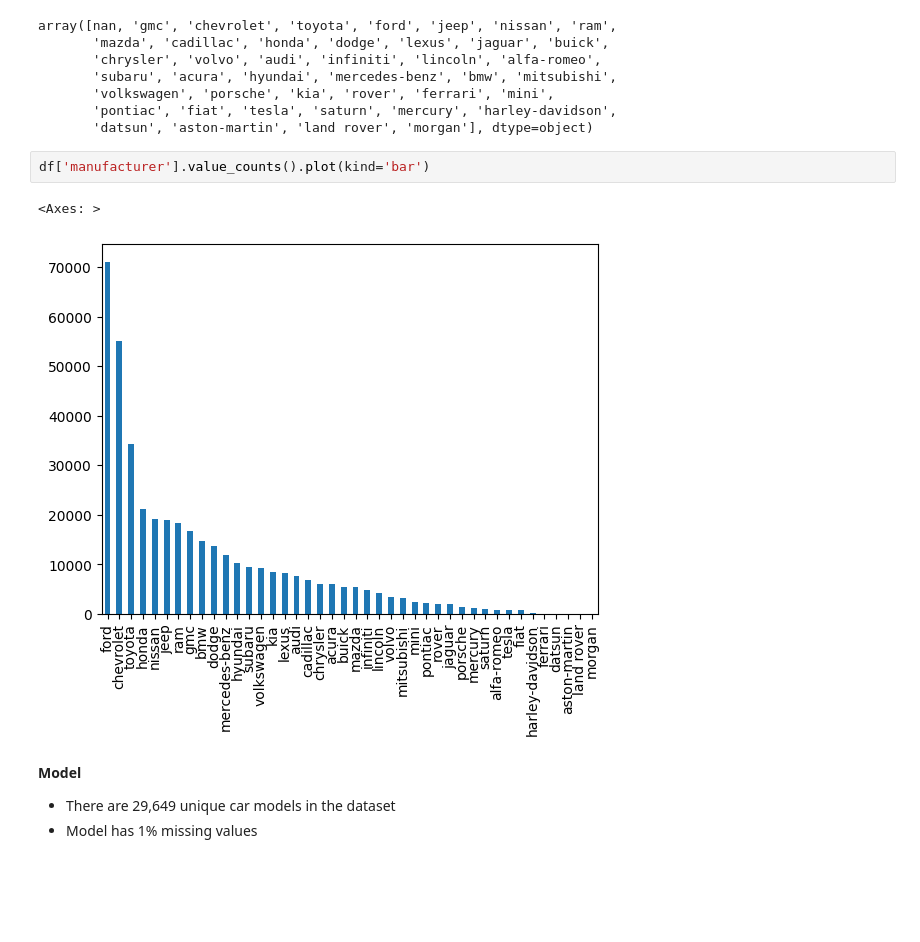
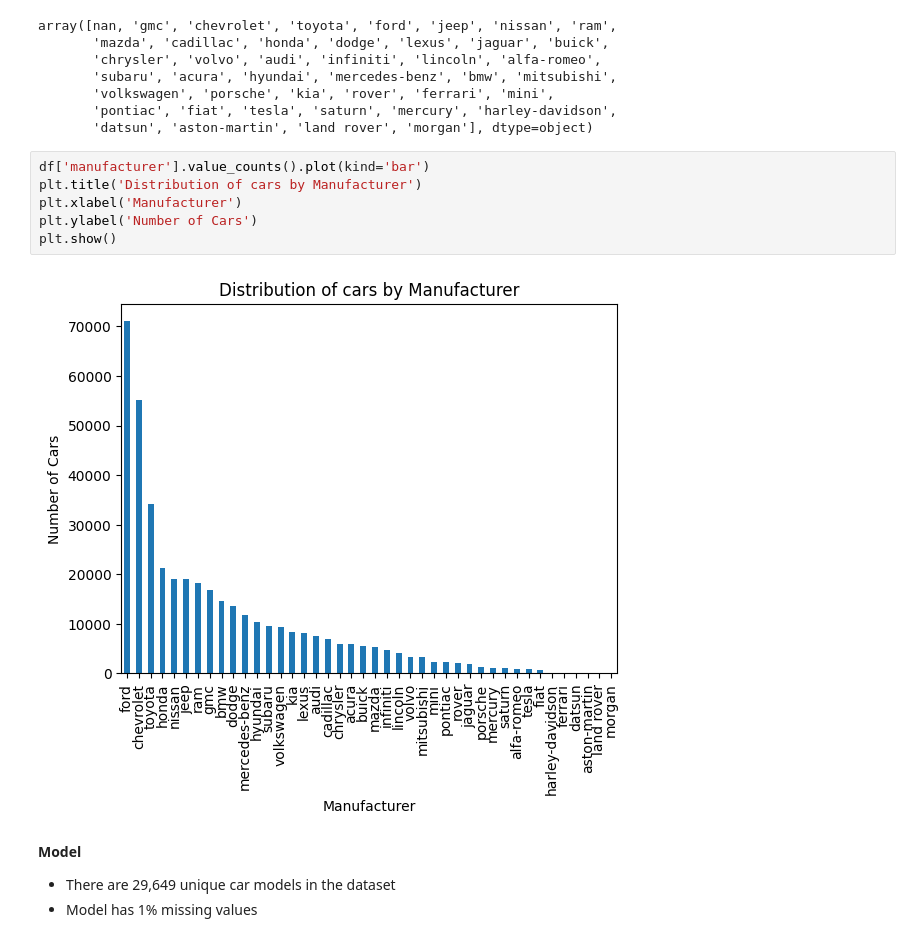
Before and after one commit to swethag04/ml-projects, a Jupyter notebook: used-car-price-analysis/used-car-price-analysis.ipynb, the cells around one changed output. Cells and saved outputs as stored; diff of their text form; blank space fills up the shorter version.

```diff
--- a/used-car-price-analysis/used-car-price-analysis.ipynb
+++ b/used-car-price-analysis/used-car-price-analysis.ipynb
@@ -186,11 +187,14 @@ array([nan, 'gmc', 'chevrolet', 'toyota', 'ford', 'jeep', 'nissan', 'ram',
        'volkswagen', 'porsche', 'kia', 'rover', 'ferrari', 'mini',
        'pontiac', 'fiat', 'tesla', 'saturn', 'mercury', 'harley-davidson',
        'datsun', 'aston-martin', 'land rover', 'morgan'], dtype=object)
-# %%
-df['manufacturer'].value_counts().plot(kind='bar')
-# %% [output]
-<Axes: >
-[figure, removed]
+# %%
+df['manufacturer'].value_counts().plot(kind='bar')
+plt.title('Distribution of cars by Manufacturer')
+plt.xlabel('Manufacturer')
+plt.ylabel('Number of Cars')
+plt.show()
+# %% [output]
+[figure, added]
 # %% [markdown]
 **Model**
 
```
Also changed, not shown: parts of 17 cells of this notebook.
